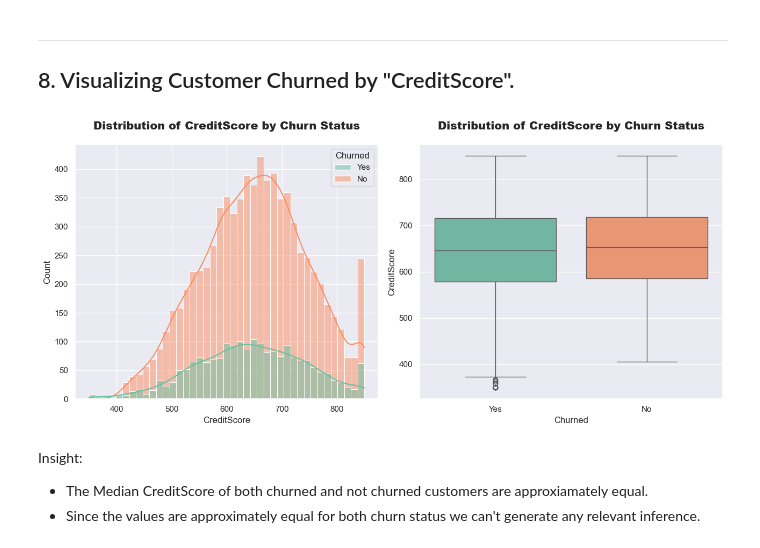
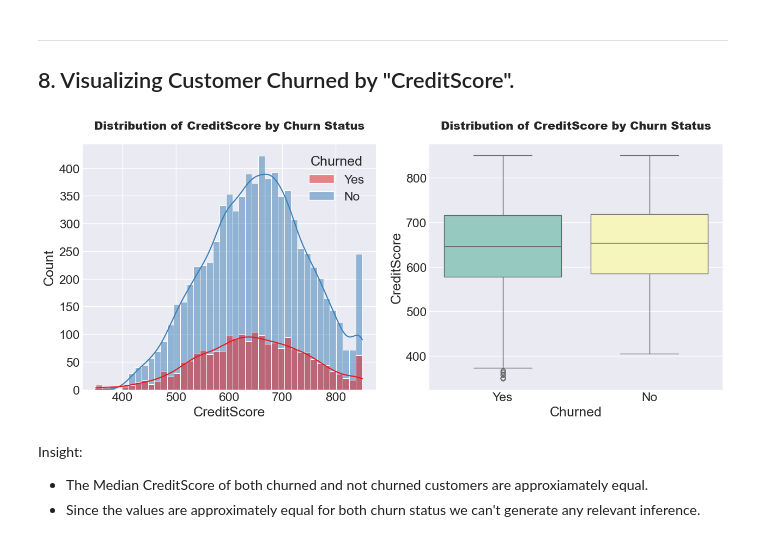
Before and after one commit to Santheeppa/Banking-Churn-Predictor, a Jupyter notebook: notebook/2_eda.ipynb, the cells around one changed output. Cells and saved outputs as stored; diff of their text form; code cells hidden in the pictures.

```diff
--- a/notebook/2_eda.ipynb
+++ b/notebook/2_eda.ipynb
@@ -24,6 +24,8 @@ import numpy as np
 
 # Set plot style
 sns.set(color_codes=True)
+sns.set(style="darkgrid",font_scale=1.5)
+plt.style.use('seaborn-v0_8-darkgrid')
 # %% [markdown]
 ---
 ## 2.) Loading data with Pandas
@@ -227,40 +229,34 @@ Insight:
 ## 8. Visualizing Customer Churned by "CreditScore".
 # %%
 def continuous_plot(column, data):
-    # Create a figure with two subplots
     fig, axs = plt.subplots(1, 2, figsize=(13, 6))
 
-    # Histogram with KDE
     sns.histplot(
         x=column,
         hue="Churned",
         data=data,
         kde=True,
-        palette="Set2",
+        palette="Set1",
         ax=axs[0]
     )
     axs[0].set_title(f"Distribution of {column} by Churn Status", fontweight="black", pad=20, size=15)
 
-    # Boxplot
     sns.boxplot(
         x="Churned",
         y=column,
         data=data,
-        palette="Set2",
+        palette="Set3",
         ax=axs[1]
     )
     axs[1].set_title(f"Distribution of {column} by Churn Status", fontweight="black", pad=20, size=15)
 
-    # Layout so plots do not overlap
     fig.tight_layout()
 
-    # Show the plot
     plt.show()
 
-# Example usage:
 continuous_plot("CreditScore", df)
 # %% [output]
-[figure, old version]
+[figure, new version]
 # %% [markdown]
 Insight:
 - The Median CreditScore of both churned and not churned customers are approxiamately equal.
```
Also changed, not shown: parts of 10 cells of this notebook.
